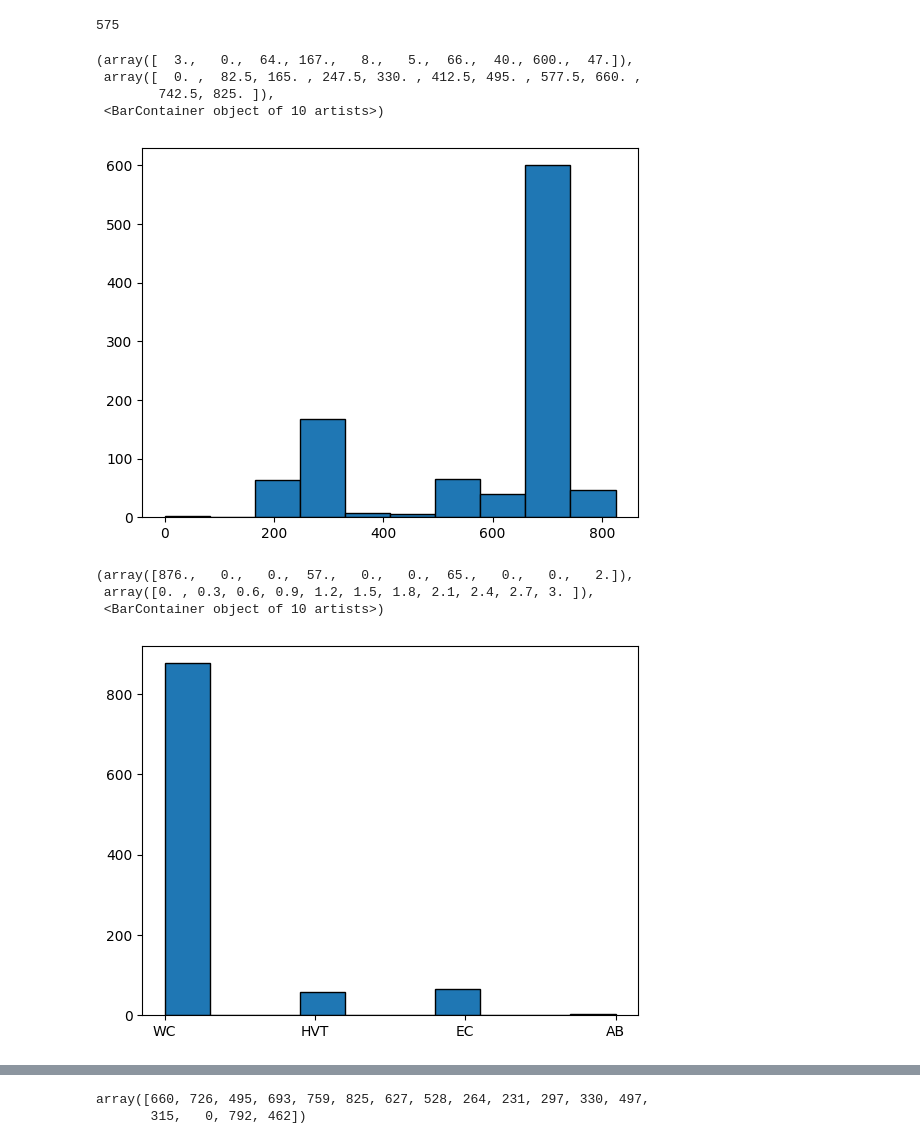
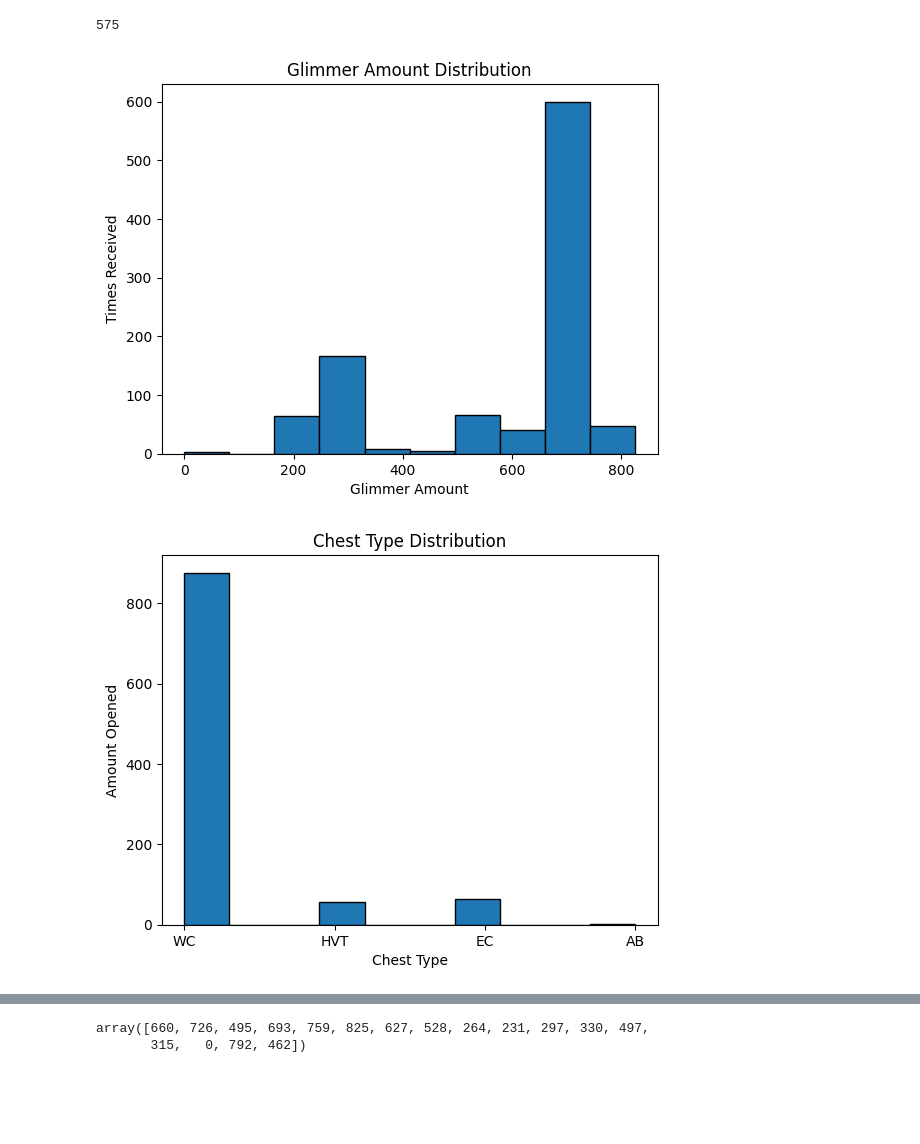
Before and after one commit to foooooooooooooooooooooooooootw/Pale-Heart-Drop-Rates-Dataset, a Jupyter notebook: res/initial pale heart chest analysis .ipynb, the cells around one changed output, grey strips where cells are left out. Cells and saved outputs as stored; diff of their text form; code cells hidden in the pictures; blank space fills up the shorter version.

```diff
--- a/res/initial pale heart chest analysis .ipynb
+++ b/res/initial pale heart chest analysis .ipynb
@@ -47,20 +47,19 @@ round(df['Glimmer'].mean())
 575
 # %%
 plt.hist(df['Glimmer'], edgecolor='black')
-#plt.savefig("glimmer distribution.png")
+plt.xlabel('Glimmer Amount')
+plt.ylabel('Times Received')
+plt.title("Glimmer Amount Distribution")
+plt.savefig("glimmer distribution.png")
 # %% [output]
-(array([  3.,   0.,  64., 167.,   8.,   5.,  66.,  40., 600.,  47.]),
- array([  0. ,  82.5, 165. , 247.5, 330. , 412.5, 495. , 577.5, 660. ,
-        742.5, 825. ]),
- <BarContainer object of 10 artists>)
-[figure, old version]
+[figure, new version]
 # %%
 plt.hist(df['Type'], edgecolor='black')
-#plt.savefig("chest distribution.png")
+plt.xlabel('Chest Type')
+plt.ylabel('Amount Opened')
+plt.title("Chest Type Distribution")
+plt.savefig("chest distribution.png")
 # %% [output]
-(array([876.,   0.,   0.,  57.,   0.,   0.,  65.,   0.,   0.,   2.]),
- array([0. , 0.3, 0.6, 0.9, 1.2, 1.5, 1.8, 2.1, 2.4, 2.7, 3. ]),
- <BarContainer object of 10 artists>)
-[figure, old version]
+[figure, new version]
 # %%
 plt.hist(df['AO'], edgecolor='black')
```
Also changed, not shown: parts of 18 cells of this notebook, 4 other files.
